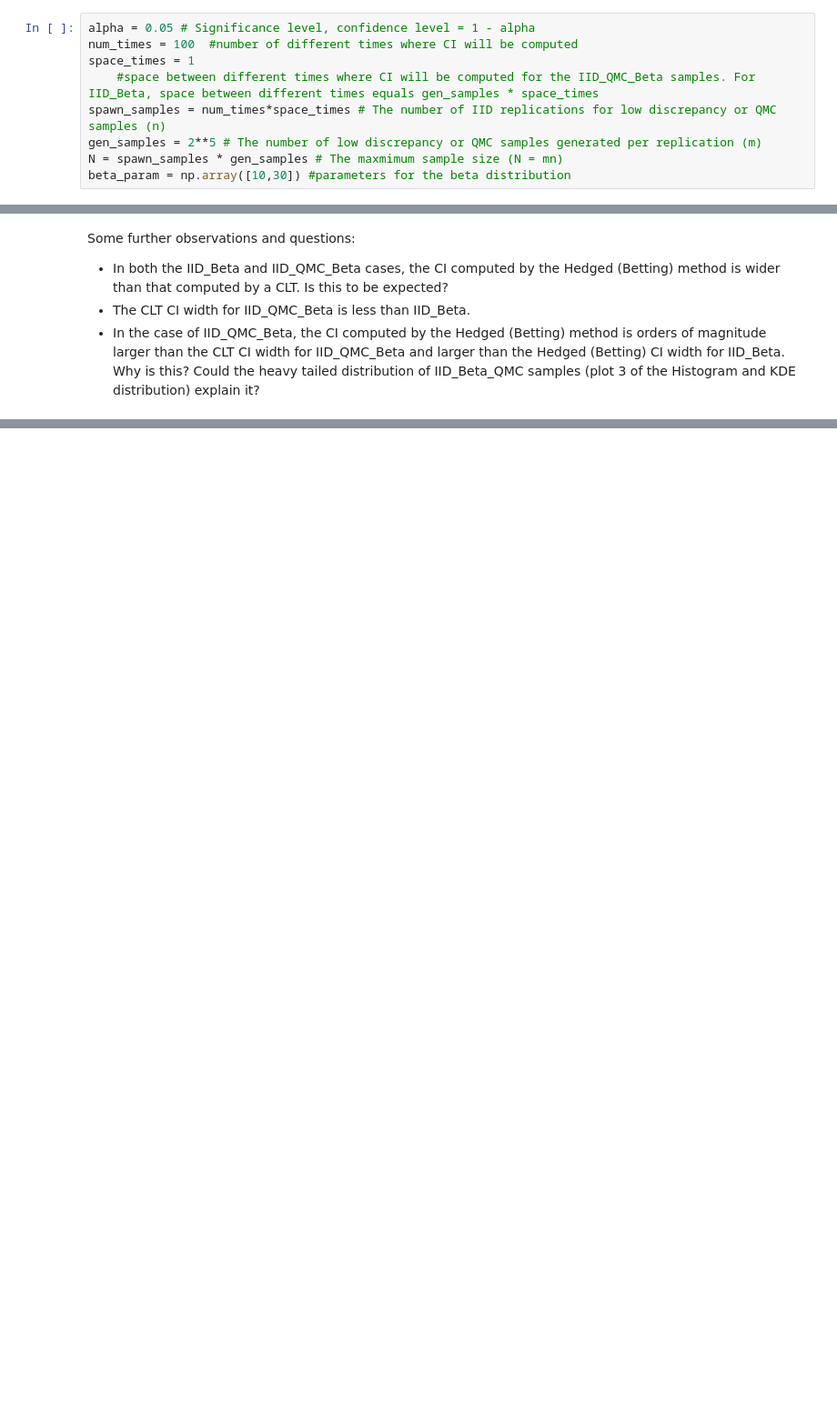
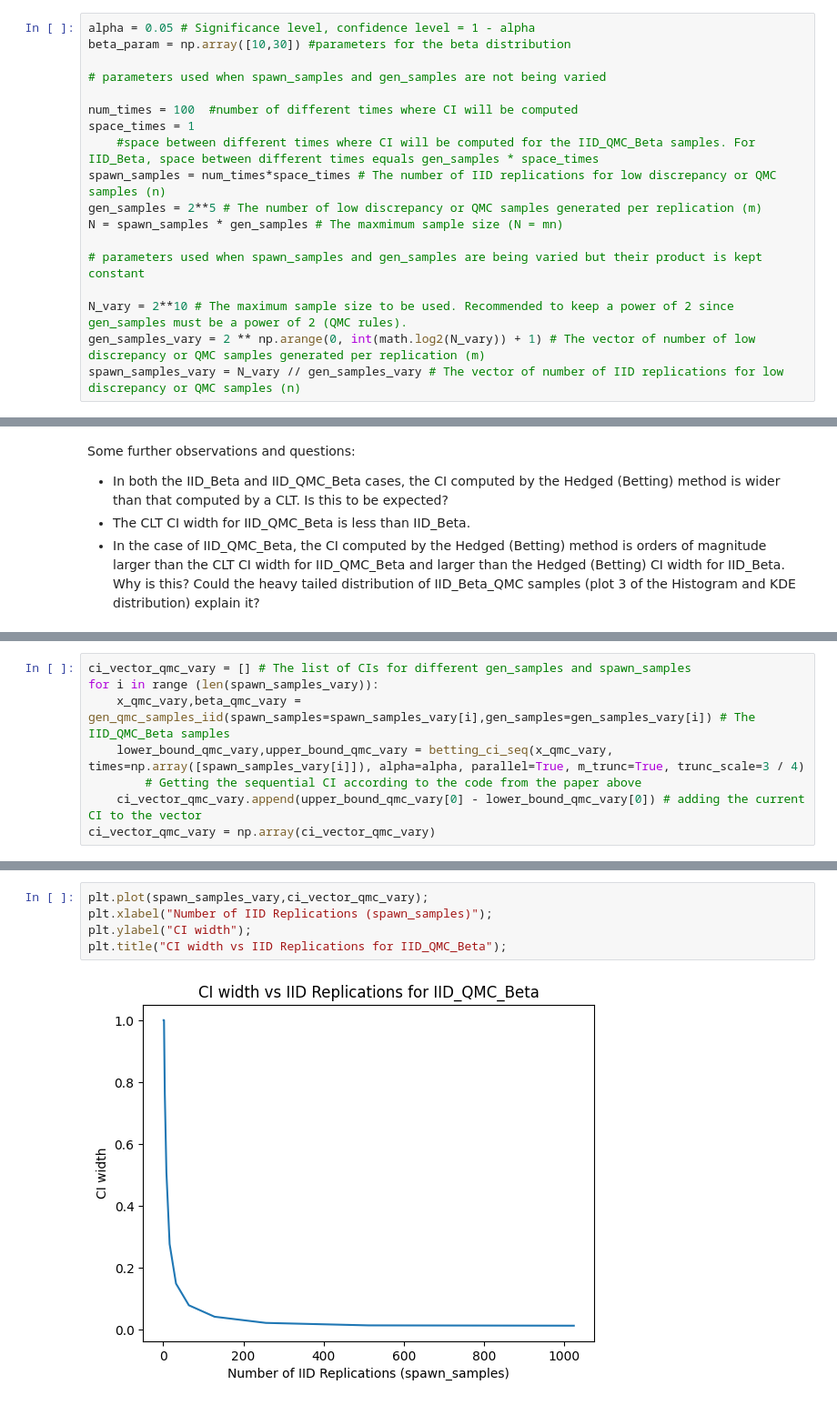
Before and after one commit to aaditj1962161/Betting-Paper-Simulations-for-QMC, a Jupyter notebook: simulations/Fixed-time/Betting IID vs QMC.ipynb, the cells around one changed output, grey strips where cells are left out. Shown at 91% size. Cells and saved outputs as stored; diff of their text form; blank space fills up the shorter version.

```diff
--- a/simulations/Fixed-time/Betting IID vs QMC.ipynb
+++ b/simulations/Fixed-time/Betting IID vs QMC.ipynb
@@ -26,10 +27,19 @@ import qmcpy as qp
 The parameters used for our numerical experiments
 # %%
 alpha = 0.05 # Significance level, confidence level = 1 - alpha
+beta_param = np.array([10,30]) #parameters for the beta distribution
+
+# parameters used when spawn_samples and gen_samples are not being varied
+
 num_times = 100  #number of different times where CI will be computed
 space_times = 1
     #space between different times where CI will be computed for the IID_QMC_Beta samples. For IID_Beta, space between different times equals gen_samples * space_times
 spawn_samples = num_times*space_times # The number of IID replications for low discrepancy or QMC samples (n)
 gen_samples = 2**5 # The number of low discrepancy or QMC samples generated per replication (m)
 N = spawn_samples * gen_samples # The maxmimum sample size (N = mn)
-beta_param = np.array([10,30]) #parameters for the beta distribution
+
+# parameters used when spawn_samples and gen_samples are being varied but their product is kept constant
+
+N_vary = 2**10 # The maximum sample size to be used. Recommended to keep a power of 2 since gen_samples must be a power of 2 (QMC rules).
+gen_samples_vary = 2 ** np.arange(0, int(math.log2(N_vary)) + 1) # The vector of number of low discrepancy or QMC samples generated per replication (m)
+spawn_samples_vary = N_vary // gen_samples_vary # The vector of number of IID replications for low discrepancy or QMC samples (n)
@@ -166,0 +196,8 @@ Some further observations and questions:
+# %%
+ci_vector_qmc_vary = [] # The list of CIs for different gen_samples and spawn_samples
+for i in range (len(spawn_samples_vary)):
+    x_qmc_vary,beta_qmc_vary = gen_qmc_samples_iid(spawn_samples=spawn_samples_vary[i],gen_samples=gen_samples_vary[i]) # The IID_QMC_Beta samples
+    lower_bound_qmc_vary,upper_bound_qmc_vary = betting_ci_seq(x_qmc_vary, times=np.array([spawn_samples_vary[i]]), alpha=alpha, parallel=True, m_trunc=True, trunc_scale=3 / 4)
+        # Getting the sequential CI according to the code from the paper above
+    ci_vector_qmc_vary.append(upper_bound_qmc_vary[0] - lower_bound_qmc_vary[0]) # adding the current CI to the vector
+ci_vector_qmc_vary = np.array(ci_vector_qmc_vary)
@@ -166,0 +218,7 @@ Some further observations and questions:
+# %%
+plt.plot(spawn_samples_vary,ci_vector_qmc_vary);
+plt.xlabel("Number of IID Replications (spawn_samples)");
+plt.ylabel("CI width");
+plt.title("CI width vs IID Replications for IID_QMC_Beta");
+# %% [output]
+[figure, added]
```
Also changed, not shown: parts of 17 cells of this notebook.
